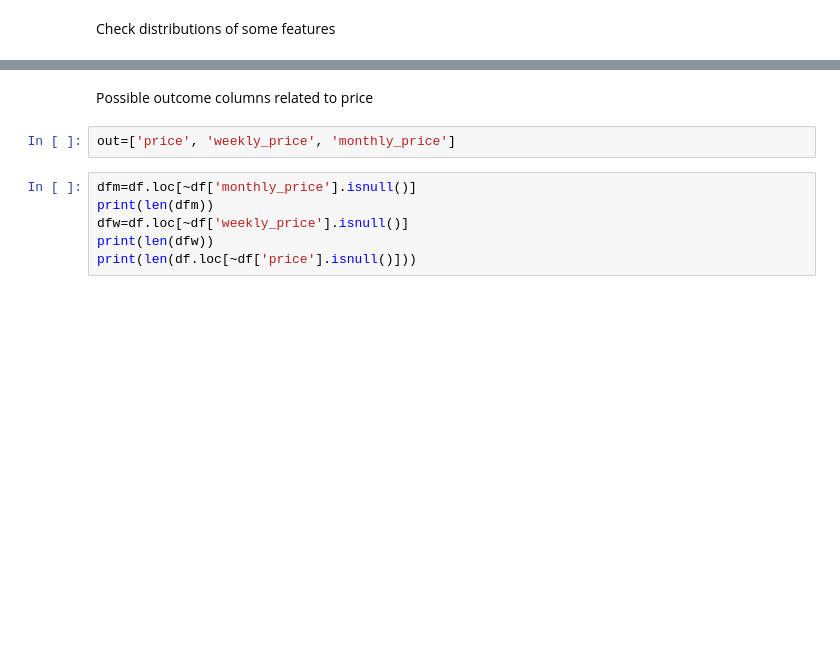
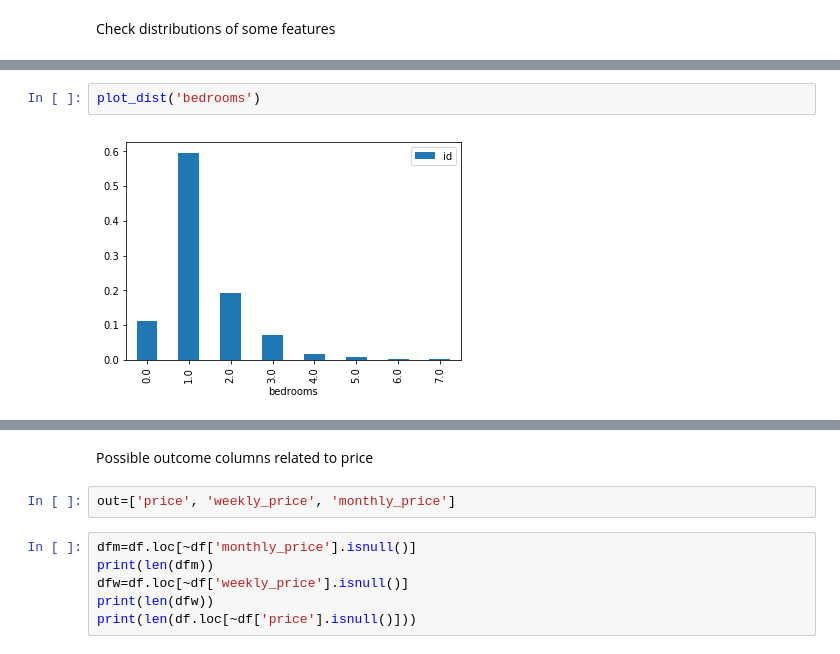
Before and after one commit to kuzn137/airbnb-data-modeling, a Jupyter notebook: airbnb.ipynb, the cells around one changed output, grey strips where cells are left out. Cells and saved outputs as stored; diff of their text form; blank space fills up the shorter version.

```diff
--- a/airbnb.ipynb
+++ b/airbnb.ipynb
@@ -107,0 +118,4 @@ dfc=df[['id', 'accommodates']].groupby(['accommodates']).count()
+# %%
+plot_dist('bedrooms')
+# %% [output]
+[figure, added]
```
Also changed, not shown: parts of 36 cells of this notebook.
